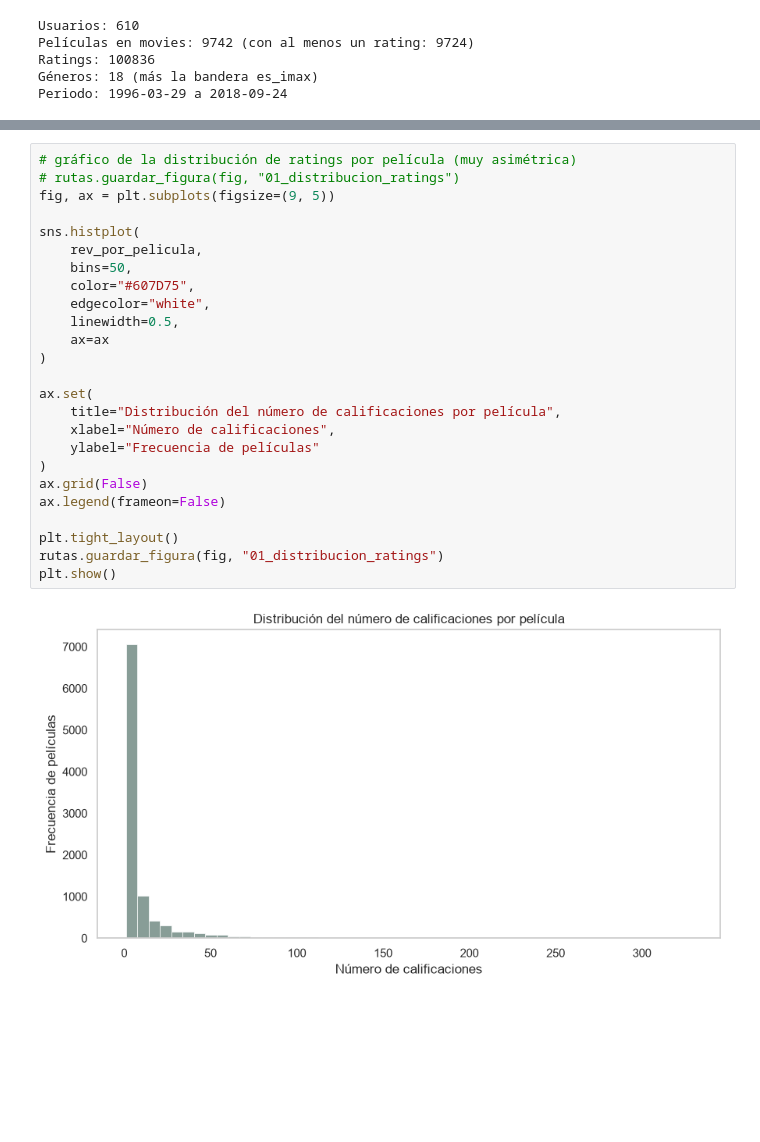
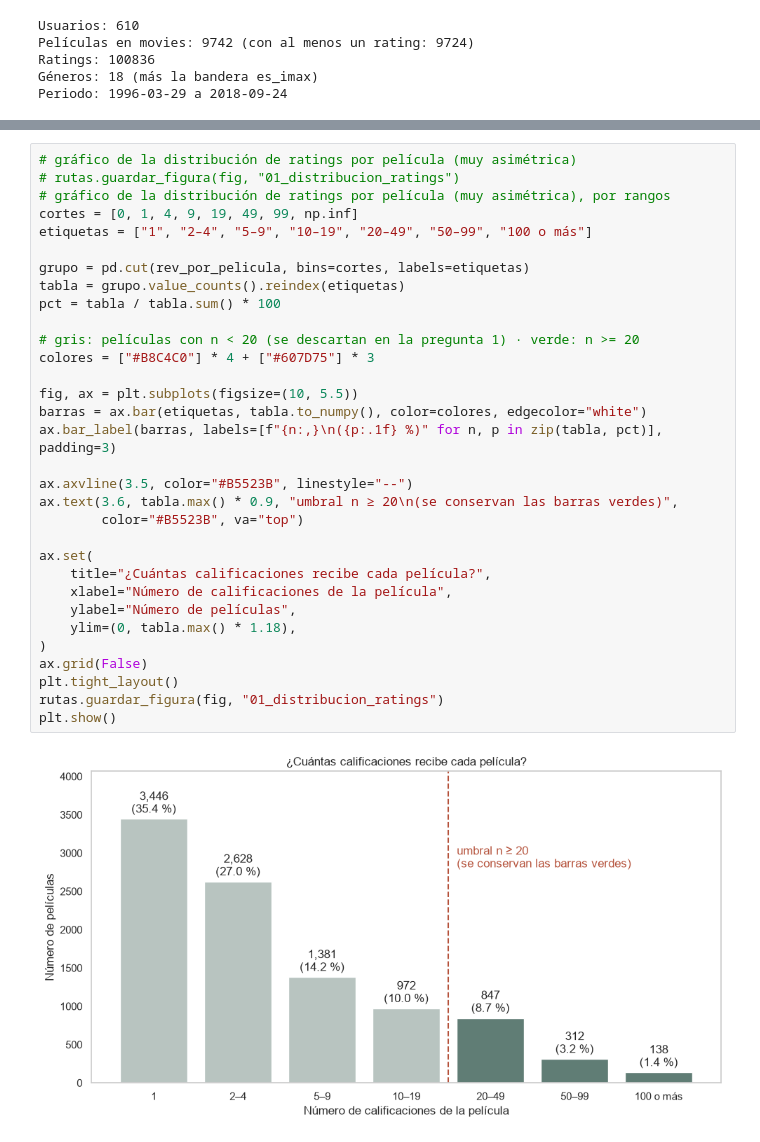
Before and after one commit to srandres-git/movielens-proyecto-integrador, a Jupyter notebook: notebooks/01_comprension_calidad.ipynb, the cells around one changed output, grey strips where cells are left out. Cells and saved outputs as stored; diff of their text form; blank space fills up the shorter version.

```diff
--- a/notebooks/01_comprension_calidad.ipynb
+++ b/notebooks/01_comprension_calidad.ipynb
@@ -390,28 +432,35 @@ dtype: float64
 # %%
 # gráfico de la distribución de ratings por película (muy asimétrica)
 # rutas.guardar_figura(fig, "01_distribucion_ratings")
-fig, ax = plt.subplots(figsize=(9, 5))
+# gráfico de la distribución de ratings por película (muy asimétrica), por rangos
+cortes = [0, 1, 4, 9, 19, 49, 99, np.inf]
+etiquetas = ["1", "2–4", "5–9", "10–19", "20–49", "50–99", "100 o más"]
 
-sns.histplot(
-    rev_por_pelicula,
-    bins=50,
-    color="#607D75",
-    edgecolor="white",
-    linewidth=0.5,
-    ax=ax
-)
+grupo = pd.cut(rev_por_pelicula, bins=cortes, labels=etiquetas)
+tabla = grupo.value_counts().reindex(etiquetas)
+pct = tabla / tabla.sum() * 100
+
+# gris: películas con n < 20 (se descartan en la pregunta 1) · verde: n >= 20
+colores = ["#B8C4C0"] * 4 + ["#607D75"] * 3
+
+fig, ax = plt.subplots(figsize=(10, 5.5))
+barras = ax.bar(etiquetas, tabla.to_numpy(), color=colores, edgecolor="white")
+ax.bar_label(barras, labels=[f"{n:,}\n({p:.1f} %)" for n, p in zip(tabla, pct)], padding=3)
+
+ax.axvline(3.5, color="#B5523B", linestyle="--")
+ax.text(3.6, tabla.max() * 0.9, "umbral n ≥ 20\n(se conservan las barras verdes)",
+        color="#B5523B", va="top")
 
 ax.set(
-    title="Distribución del número de calificaciones por película",
-    xlabel="Número de calificaciones",
-    ylabel="Frecuencia de películas"
+    title="¿Cuántas calificaciones recibe cada película?",
+    xlabel="Número de calificaciones de la película",
+    ylabel="Número de películas",
+    ylim=(0, tabla.max() * 1.18),
 )
 ax.grid(False)
-ax.legend(frameon=False)
-
 plt.tight_layout()
 rutas.guardar_figura(fig, "01_distribucion_ratings")
 plt.show()
 # %% [output]
-[figure, old version]
+[figure, new version]
 # %% [markdown]
```
Also changed, not shown: parts of 17 cells of this notebook.
